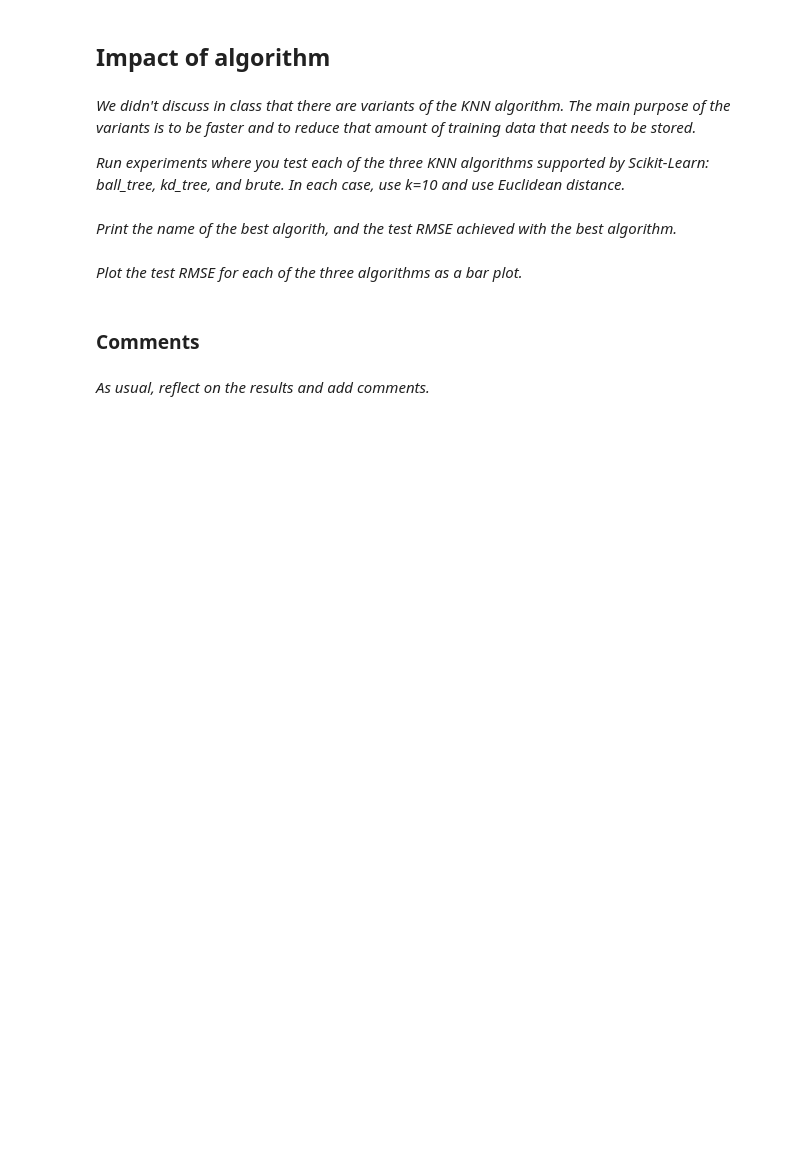
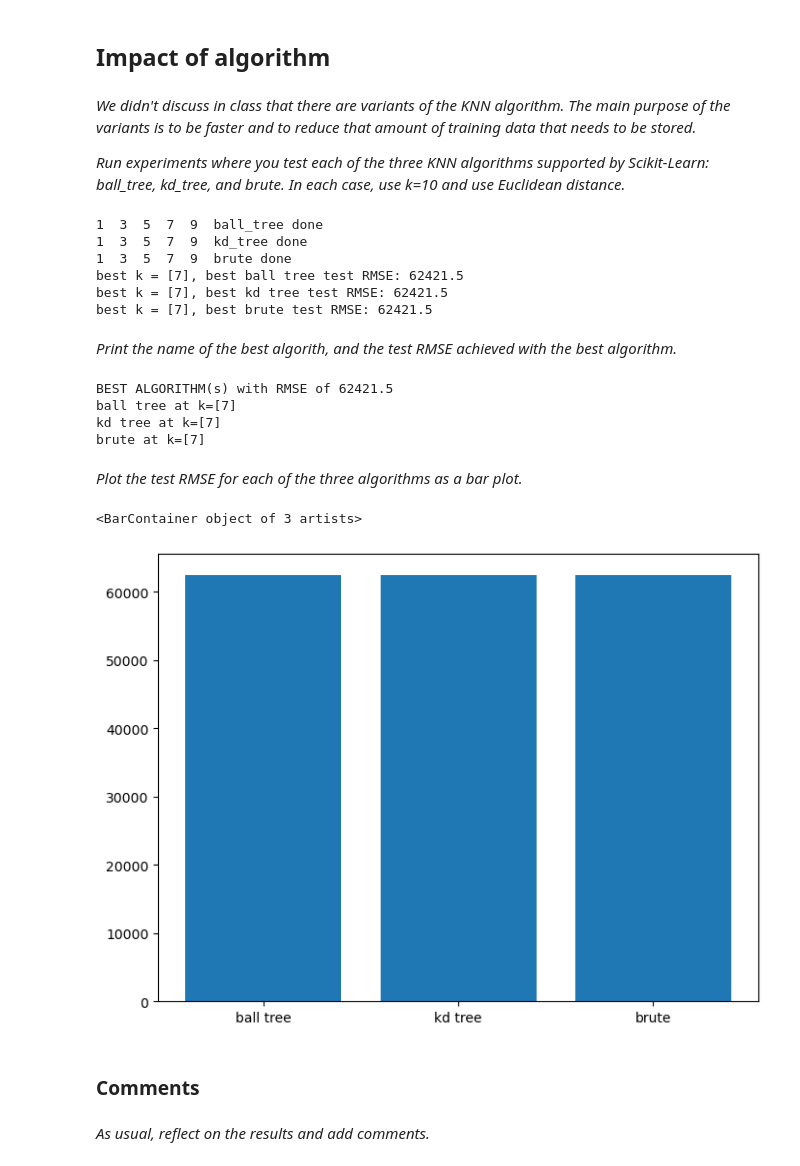
Before and after one commit to olivesdad/CS383, a Jupyter notebook: Homework/wk6/knn_experiments_housing_student_X22.ipynb, the cells around one changed output. Saved outputs shown, nothing was run; the diff lists cells and outputs as text; code cells hidden in the pictures; blank space fills up the shorter version.

```diff
--- a/Homework/wk6/knn_experiments_housing_student_X22.ipynb
+++ b/Homework/wk6/knn_experiments_housing_student_X22.ipynb
@@ -347,2 +369,38 @@ _Run experiments where you test each of the three KNN algorithms supported by Sc
+# %%
+def doTheThing(algo, X_train, X_test, y_train, y_test):
+    n = 10
+    test_rmse = []
+    train_rmse = []
+    ks = np.arange(1, n+1, 2)
+    for k in ks:
+        print(k, ' ', end='')
+        regr = KNeighborsRegressor(n_neighbors=k, algorithm=algo)
+        rmse_tr, rmse_te = get_train_test_rmse(regr, X_train, X_test, y_train, y_test)
+        train_rmse.append(rmse_tr)
+        test_rmse.append(rmse_te)
+    print(algo + ' done')
+    return np.array(test_rmse) , ks
+
+#run tests
+results = {}
+results["ball tree"], ks = doTheThing('ball_tree', X_train, X_test, y_train, y_test)
+results["kd tree"], ks = doTheThing('kd_tree', X_train, X_test, y_train, y_test)
+results["brute"], ks = doTheThing('brute', X_train, X_test, y_train, y_test)
+
+#print results and make rmselist
+besto={}
+bestk={}
+for test in results:
+    best_k, best_rmse = get_best(ks,results[test])
+    print('best k = {}, best {} test RMSE: {:0.1f}'.format(best_k, test, best_rmse))
+    besto[test] = best_rmse
+    bestk[test] = best_k
+# %% [output]
+1  3  5  7  9  ball_tree done
+1  3  5  7  9  kd_tree done
+1  3  5  7  9  brute done
+best k = [7], best ball tree test RMSE: 62421.5
+best k = [7], best kd tree test RMSE: 62421.5
+best k = [7], best brute test RMSE: 62421.5
 # %% [markdown]
 _Print the name of the best algorith, and the test RMSE achieved with the best algorithm._
@@ -351,2 +407,16 @@ _Print the name of the best algorith, and the test RMSE achieved with the best a
+# %%
+lowest = np.min(np.array(list(besto.values())))
+bestest = []
+for test in besto:
+    if besto[test] == lowest:
+        bestest.append(test)
+print('BEST ALGORITHM(s) with RMSE of {:0.1f}:'.format(lowest))
+for best in bestest:
+    print('{} at k={}'.format(best, bestk[best]))
+# %% [output]
+BEST ALGORITHM(s) with RMSE of 62421.5
+ball tree at k=[7]
+kd tree at k=[7]
+brute at k=[7]
 # %% [markdown]
 _Plot the test RMSE for each of the three algorithms as a bar plot._
@@ -355,3 +423,8 @@ _Plot the test RMSE for each of the three algorithms as a bar plot._
+# %%
+plt.bar(besto.keys(), besto.values())
+# %% [output]
+<BarContainer object of 3 artists>
+[figure, added]
 # %% [markdown]
 ### Comments
 # %% [markdown]
```
Also changed, not shown: parts of 26 cells of this notebook.
